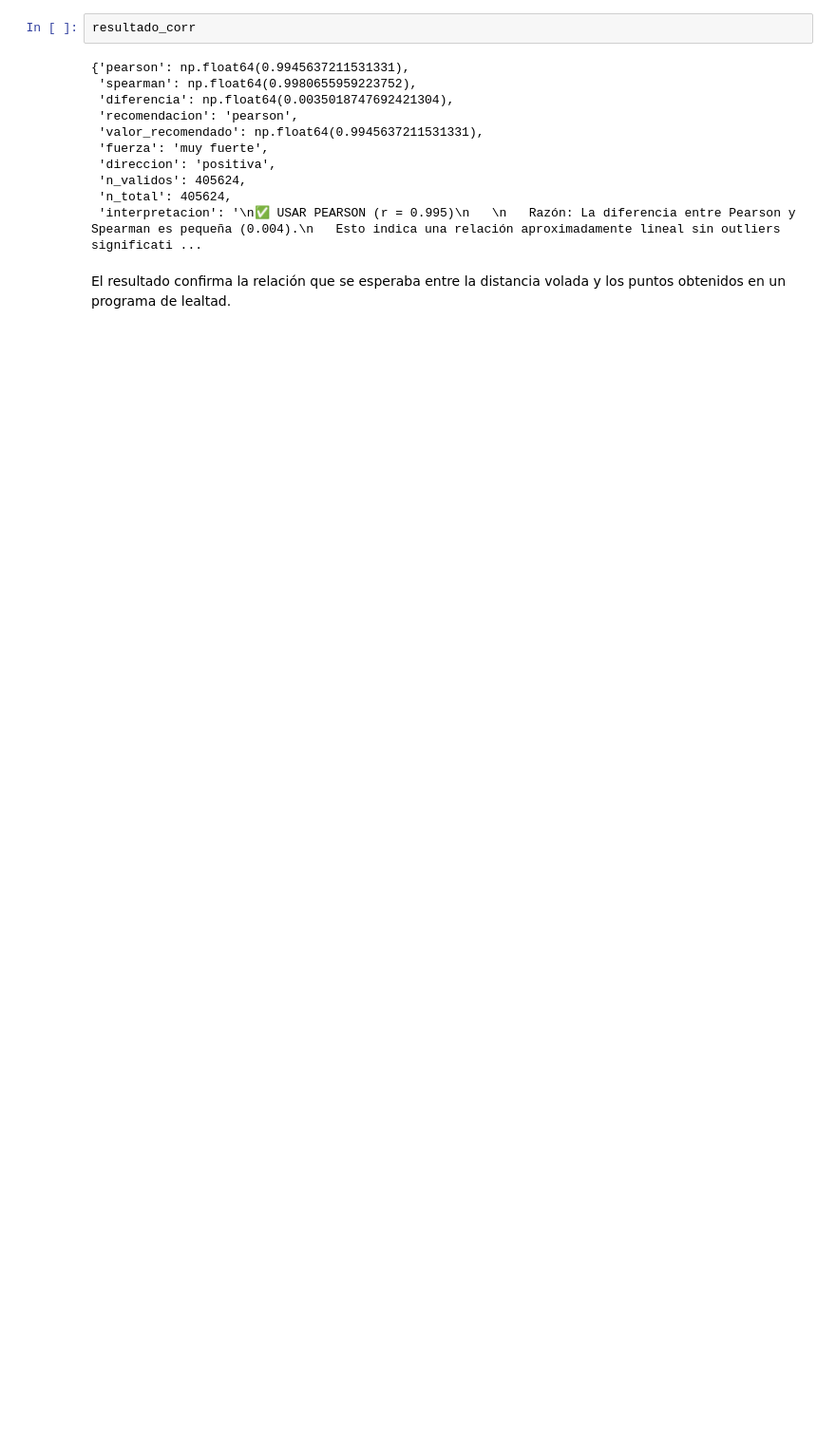
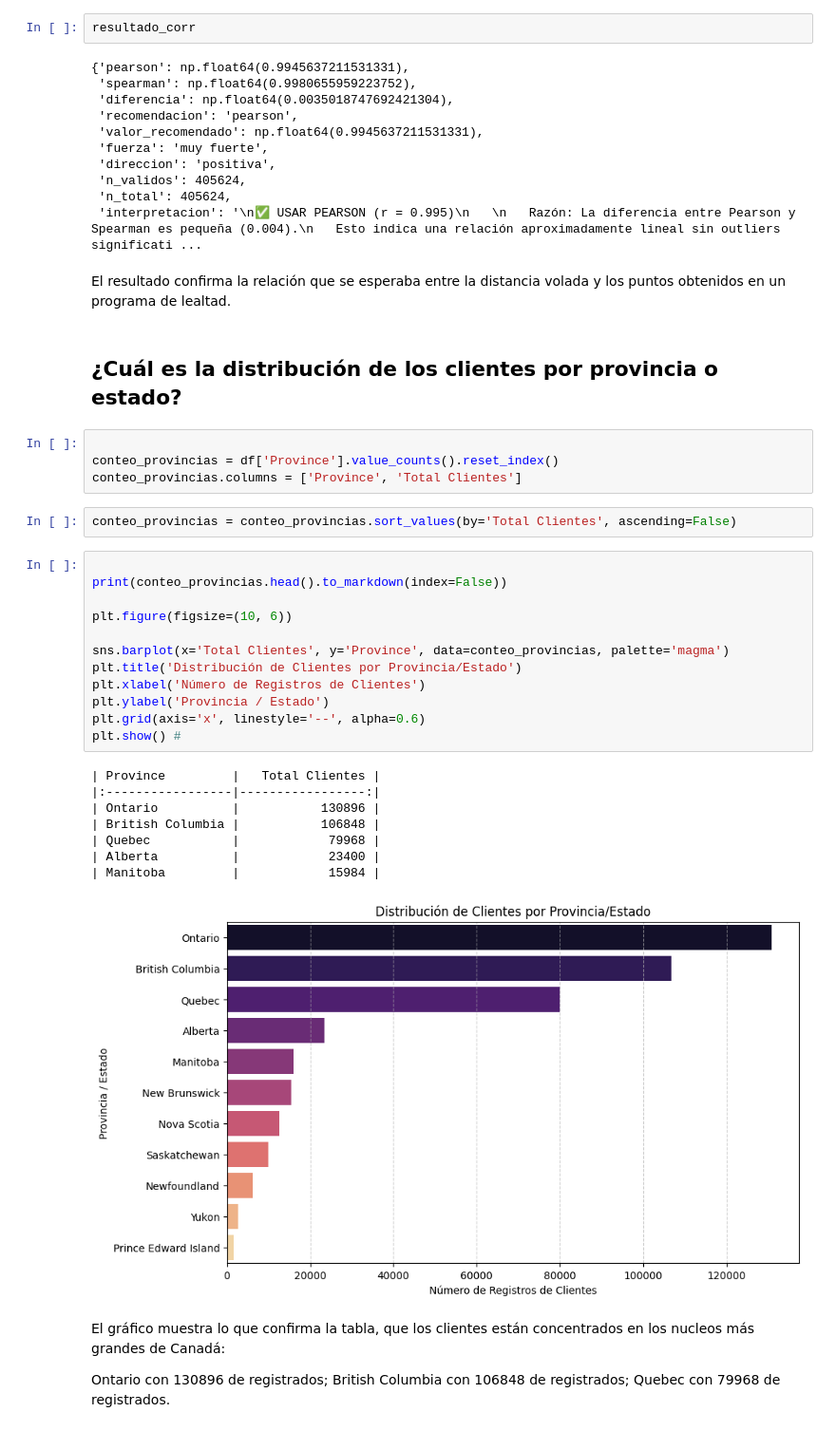
Before and after one commit to Adalab/bda-modulo-3-evaluacion-final-violetanys, a Jupyter notebook: Visualizacion.ipynb, the cells around one changed output. Shown at 95% size. Cells and saved outputs as stored; diff of their text form; blank space fills up the shorter version.

```diff
--- a/Visualizacion.ipynb
+++ b/Visualizacion.ipynb
@@ -77,3 +77,38 @@ resultado_corr
  'interpretacion': '\n✅ USAR PEARSON (r = 0.995)\n   \n   Razón: La diferencia entre Pearson y Spearman es pequeña (0.004).\n   Esto indica una relación aproximadamente lineal sin outliers significati ...
 # %% [markdown]
 El resultado confirma la relación que se esperaba entre la distancia volada y los puntos obtenidos en un programa de lealtad.
+# %% [markdown]
+## ¿Cuál es la distribución de los clientes por provincia o estado?
+# %%
+
+conteo_provincias = df['Province'].value_counts().reset_index()
+conteo_provincias.columns = ['Province', 'Total Clientes']
+# %%
+conteo_provincias = conteo_provincias.sort_values(by='Total Clientes', ascending=False)
+# %%
+
+print(conteo_provincias.head().to_markdown(index=False))
+
+plt.figure(figsize=(10, 6))
+
+sns.barplot(x='Total Clientes', y='Province', data=conteo_provincias, palette='magma')
+plt.title('Distribución de Clientes por Provincia/Estado')
+plt.xlabel('Número de Registros de Clientes')
+plt.ylabel('Provincia / Estado')
+plt.grid(axis='x', linestyle='--', alpha=0.6)
+plt.show() #
+# %% [output]
+| Province         |   Total Clientes |
+|:-----------------|-----------------:|
+| Ontario          |           130896 |
+| British Columbia |           106848 |
+| Quebec           |            79968 |
+| Alberta          |            23400 |
+| Manitoba         |            15984 |
+[figure, added]
+# %% [markdown]
+El gráfico muestra lo que confirma la tabla, que los clientes están concentrados en los nucleos más grandes de Canadá:
+
+ Ontario con 130896 de registrados;
+ British Columbia con 106848 de registrados;
+ Quebec con 79968 de registrados.
```
Also changed, not shown: parts of 16 cells of this notebook, 4 other files.
